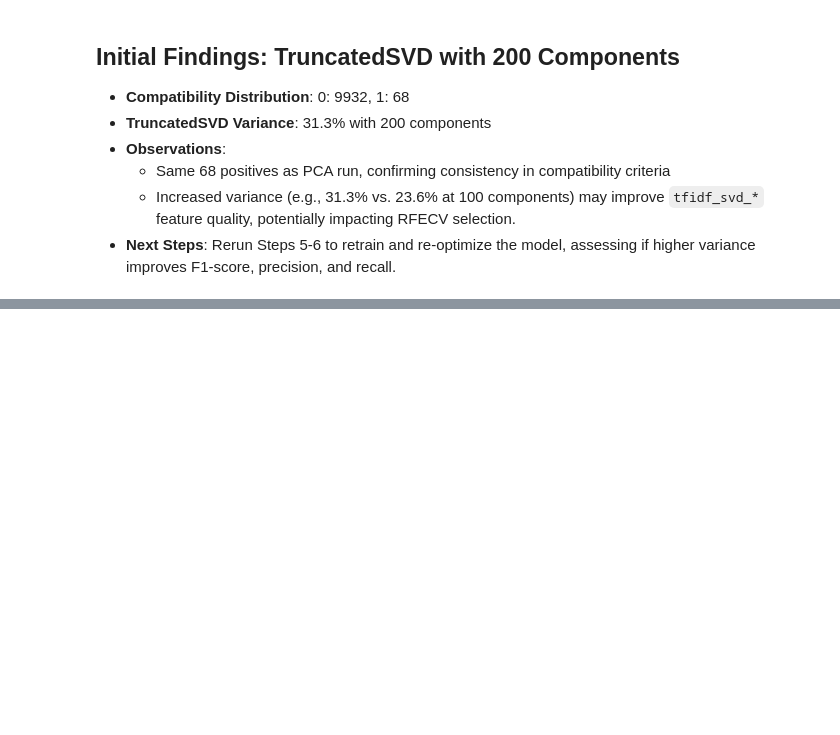
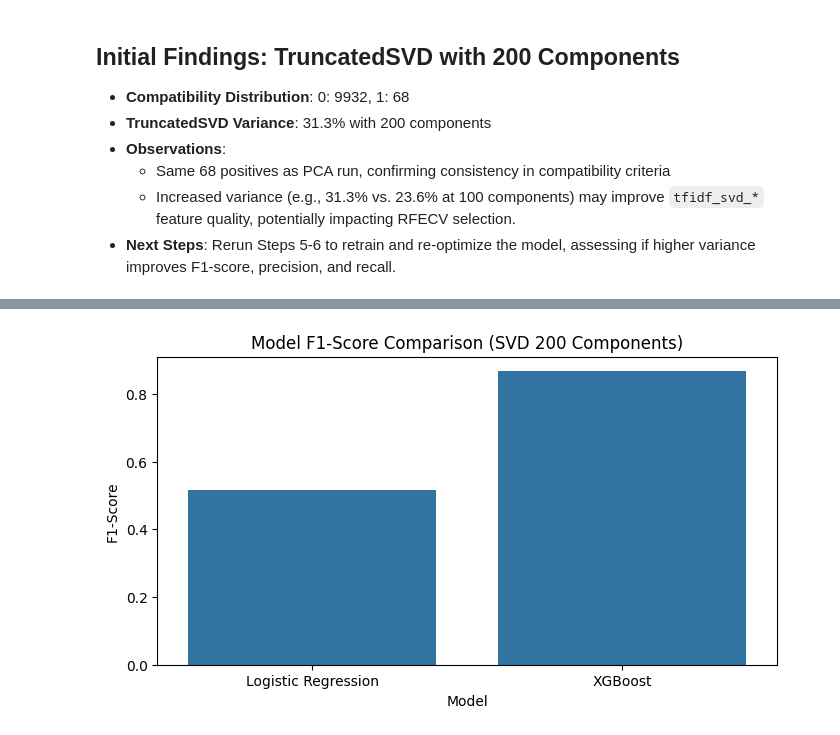
Before and after one commit to GoudyMT/dating-ml-project, a Jupyter notebook: dating_ml_analysis.ipynb, the cells around one changed output, grey strips where cells are left out. Saved outputs shown, nothing was run; the diff lists cells and outputs as text; code cells hidden in the pictures; blank space fills up the shorter version.

Commit message:
Retrained models with TruncatedSVD (200 components) and evaluated baseline performance

```diff
--- a/dating_ml_analysis.ipynb
+++ b/dating_ml_analysis.ipynb
@@ -1186,0 +1210,16 @@ TruncatedSVD Explained Variance Ratio (200 components): 0.3134174654093189
+# %%
+# Split features and target
+X = df.drop(columns=['compatible'])
+y = df['compatible']
+
+# Train-test split
+X_train, X_test, y_train, y_test = train_test_split(X, y, test_size=0.2, random_state=42, stratify=y)
+
+# Apply SMOTE
+smote = SMOTE(sampling_strategy=0.1, random_state=42)  # 10% positive ratio
+X_train_smote, y_train_smote = smote.fit_resample(X_train, y_train)
+
+# Print class distribution
+print("Features and target split, train-test split, smote applied:\n")
+print("Original Train Distribution:\n", y_train.value_counts())
+print("SMOTE Train Distribution:\n", pd.Series(y_train_smote).value_counts())
@@ -1186,0 +1239,7 @@ TruncatedSVD Explained Variance Ratio (200 components): 0.3134174654093189
+# %%
+# Initialize models
+lr = LogisticRegression(random_state=42)
+xgb = XGBClassifier(max_depth=6, learning_rate=0.1, n_estimators=100,
+                    scale_pos_weight=len(y_train_smote[y_train_smote==0])/len(y_train_smote[y_train_smote==1]),
+                    random_state=42)
+print("Models initialized.")
@@ -1186,0 +1301,12 @@ TruncatedSVD Explained Variance Ratio (200 components): 0.3134174654093189
+# %%
+# Save results plot
+plt.figure(figsize=(8, 4))
+sns.barplot(data=pd.DataFrame(results).T.reset_index(), x='index', y='F1-Score')
+plt.title('Model F1-Score Comparison (SVD 200 Components)')
+plt.xlabel('Model')
+plt.ylabel('F1-Score')
+plt.savefig('images/model_f1_comparison_svd.png')
+plt.show()
+plt.close()
+# %% [output]
+[figure, added]
```
Also changed, not shown: parts of 7 cells of this notebook, 5 other files.
